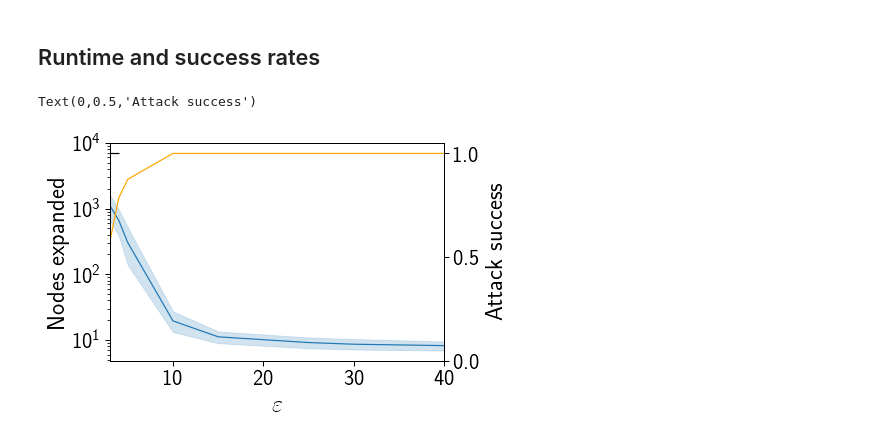
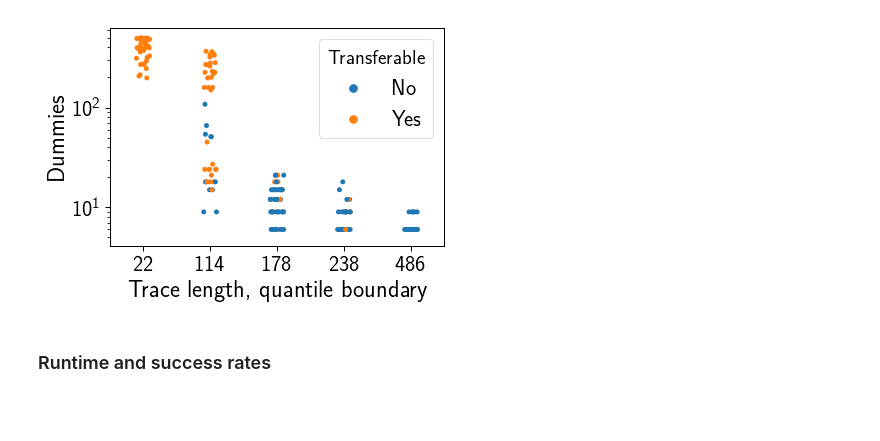
Before and after one commit to spring-epfl/trickster, a Jupyter notebook: notebooks/wfp_full_experiment.ipynb, the cells around one changed output. Cells and saved outputs as stored; diff of their text form; code cells hidden in the pictures; blank space fills up the shorter version.

```diff
--- a/notebooks/wfp_full_experiment.ipynb
+++ b/notebooks/wfp_full_experiment.ipynb
@@ -28,0 +92,21 @@ adv_results = [pickle.load(open(filename, 'rb')) for filename in results_pickle_
+# %%
+target_results = adv_results[-1]
+trans_df = pd.DataFrame()
+
+for i, row in target_results.iterrows():
+    if row.adv_x is not None:
+        feature_vec = extract(row.x)
+        adv_feature_vec = extract(row.adv_x)
+        svm_orig_pred = svm_model.predict([feature_vec])[0]
+        if svm_orig_pred != 1:
+            trans_df = trans_df.append({
+                'tracelen': float(len(row.x)),
+                'realcost': float(row.real_cost),
+                'svmpred':  float(svm_model.predict([adv_feature_vec])[0]),
+                'transdiff': svm_model.predict_proba([adv_feature_vec])[0, 1] - lr_model.predict_proba([adv_feature_vec])[0, 1],
+                'conf': float(row.confidence),
+                'origconf': float(row.original_confidence),
+            }, ignore_index=True)
+
+trans_df['qtracelen'] = pd.qcut(trans_df.tracelen, 5).astype('str')
+trans_df['qrealcost'] = pd.qcut(trans_df.realcost, 5).astype('str')
@@ -28,0 +117,3 @@ adv_results = [pickle.load(open(filename, 'rb')) for filename in results_pickle_
+# %%
+tracelen_quantiles = np.quantile(trans_df.tracelen, q=np.linspace(0.2, 1, 5)).astype(np.int)
+tracelen_quantiles
@@ -29,3 +140,25 @@ adv_results = [pickle.load(open(filename, 'rb')) for filename in results_pickle_
+# %%
+fig, ax = plt.subplots()
+
+g = sns.stripplot(
+    data=trans_df,
+    x='qtracelen',
+    y='realcost',
+    hue='svmpred',
+    ax=ax
+)
+
+g.legend_.set_title('Transferable')
+g.legend_.texts[0].set_text('No')
+g.legend_.texts[1].set_text('Yes')
+
+ax.set_xticklabels(tracelen_quantiles)
+ax.set_xlabel('Trace length, quantile boundary')
+ax.set_ylabel('Dummies')
+
+ax.set_yscale('log')
+# %% [output]
+[figure, added]
 # %% [markdown]
-## Runtime and success rates
+### Runtime and success rates
 # %%
@@ -42,17 +177,0 @@ success_rates = [results_df.found.mean() for results_df in adv_results]
-# %%
-fig, ax1 = plt.subplots()
-
-sns.lineplot(x='eps', y='nodes', data=expanded_df, ax=ax1)
-ax1.hlines(max_iter, min(epsilons), 4)
-ax1.set_xlim(min(epsilons), max(epsilons))
-ax1.set_yscale('log')
-ax1.set_ylabel('Nodes expanded')
-ax1.set_xlabel('$\\varepsilon$')
-
-ax2 = ax1.twinx()
-ax2.plot(epsilons, success_rates, color='orange')
-ax2.set_ylim(0., 1 + .05)
-ax2.set_ylabel('Attack success')
-# %% [output]
-Text(0,0.5,'Attack success')
-[figure, removed]
```
Also changed, not shown: parts of 25 cells of this notebook.
